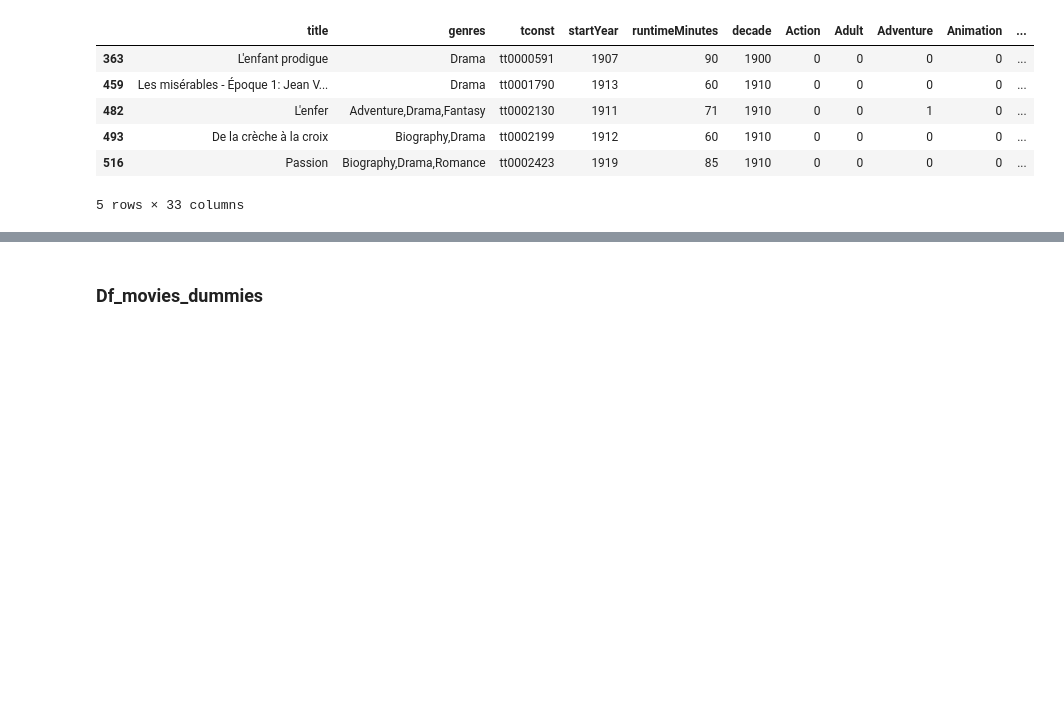
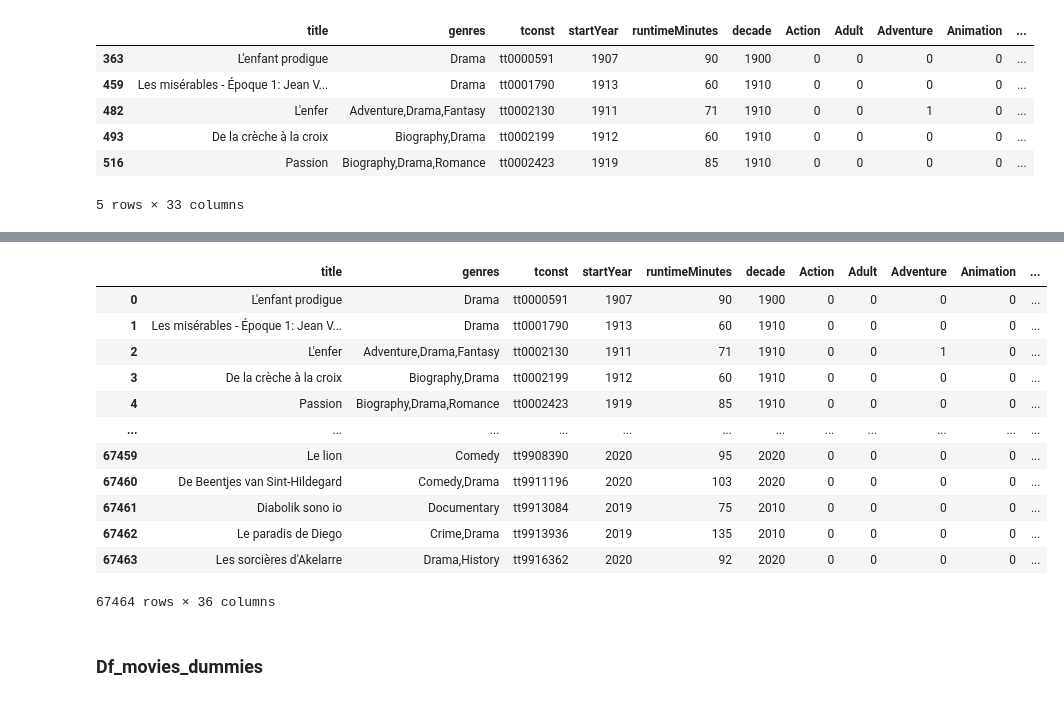
Before and after one commit to KlavMar/recommandations_films, a Jupyter notebook: project_2_part_2.ipynb, the cells around one changed output, grey strips where cells are left out. Cells and saved outputs as stored; diff of their text form; code cells hidden in the pictures; blank space fills up the shorter version.

```diff
--- a/project_2_part_2.ipynb
+++ b/project_2_part_2.ipynb
@@ -564,6 +564,22 @@ fig.update_xaxes(dtick=10)
 fig.show()
 # %% [output]
 [interactive output not drawn]
+# %%
+df_movies_dummies.merge(df_rating,how="inner",left_on="tconst",right_on="tconst")
+# %% [output]
+|  | title | genres | tconst | startYear | runtimeMinutes | decade | Action | Adult | Adventure | Animation | ... |
+| 0 | L'enfant prodigue | Drama | tt0000591 | 1907 | 90 | 1900 | 0 | 0 | 0 | 0 | ... |
+| 1 | Les misérables - Époque 1: Jean V... | Drama | tt0001790 | 1913 | 60 | 1910 | 0 | 0 | 0 | 0 | ... |
+| 2 | L'enfer | Adventure,Drama,Fantasy | tt0002130 | 1911 | 71 | 1910 | 0 | 0 | 1 | 0 | ... |
+| 3 | De la crèche à la croix | Biography,Drama | tt0002199 | 1912 | 60 | 1910 | 0 | 0 | 0 | 0 | ... |
+| 4 | Passion | Biography,Drama,Romance | tt0002423 | 1919 | 85 | 1910 | 0 | 0 | 0 | 0 | ... |
+| ... | ... | ... | ... | ... | ... | ... | ... | ... | ... | ... | ... |
+| 67459 | Le lion | Comedy | tt9908390 | 2020 | 95 | 2020 | 0 | 0 | 0 | 0 | ... |
+| 67460 | De Beentjes van Sint-Hildegard | Comedy,Drama | tt9911196 | 2020 | 103 | 2020 | 0 | 0 | 0 | 0 | ... |
+| 67461 | Diabolik sono io | Documentary | tt9913084 | 2019 | 75 | 2010 | 0 | 0 | 0 | 0 | ... |
+| 67462 | Le paradis de Diego | Crime,Drama | tt9913936 | 2019 | 135 | 2010 | 0 | 0 | 0 | 0 | ... |
+| 67463 | Les sorcières d'Akelarre | Drama,History | tt9916362 | 2020 | 92 | 2020 | 0 | 0 | 0 | 0 | ... |
+67464 rows × 36 columns
 # %%
 saveCsvOnfolder(df_movies_dummies,f'{chemin}/table_fr','df_movies_with_dummies.csv')
 # %% [markdown]
```
Also changed, not shown: parts of 11 cells of this notebook.
